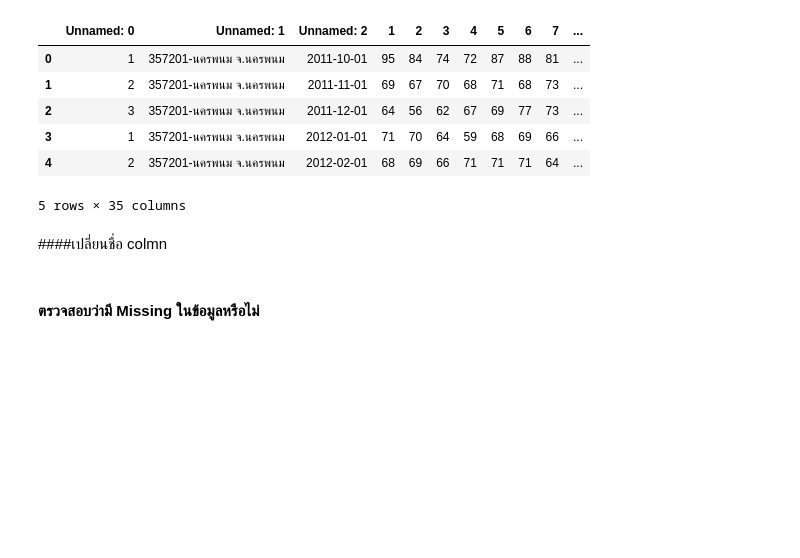
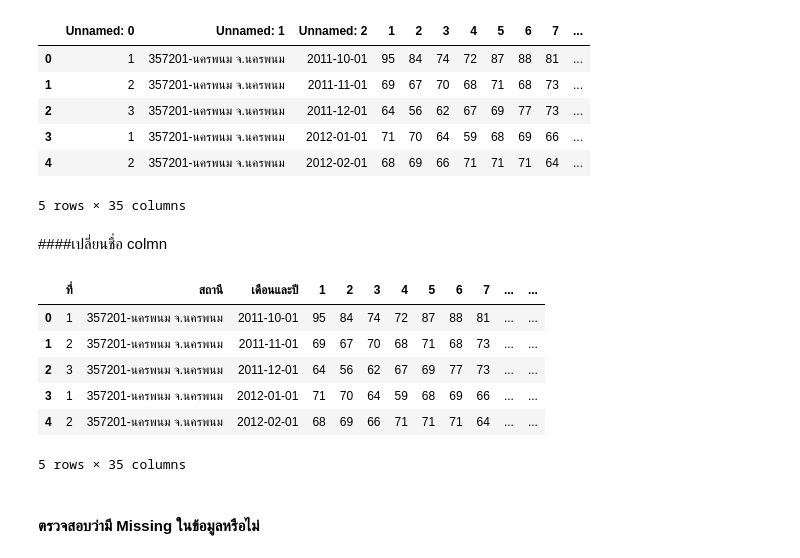
Before and after one commit to Penpitcha0634/BSC_DPDM23, a Jupyter notebook: MIDTERM.ipynb, the cells around one changed output. Cells and saved outputs as stored; diff of their text form; code cells hidden in the pictures; blank space fills up the shorter version.

```diff
--- a/MIDTERM.ipynb
+++ b/MIDTERM.ipynb
@@ -610,5 +610,19 @@ ReH_NP.head()
 5 rows × 35 columns
 # %% [markdown]
 ####เปลี่ยนชื่อ colmn
+# %%
+column_name = {'Unnamed: 0':'ที่','Unnamed: 1':'สถานี','Unnamed: 2':'เดือนและปี','Unnamed: 34':'ค่าเฉลี่ย'} #กำหนดตัวแปรรับค่าชื่อที่จะเปลี่ยน
+# %%
+ReH_NP = ReH_NP.rename(columns=column_name) #ทำการเปลี่ยนชื่อ column
+# %%
+ReH_NP.head() #เรียกตารางออกมาดู
+# %% [output]
+|  | ที่ | สถานี | เดือนและปี | 1 | 2 | 3 | 4 | 5 | 6 | 7 | ... | ... |
+| 0 | 1 | 357201-นครพนม จ.นครพนม | 2011-10-01 | 95 | 84 | 74 | 72 | 87 | 88 | 81 | ... | ... |
+| 1 | 2 | 357201-นครพนม จ.นครพนม | 2011-11-01 | 69 | 67 | 70 | 68 | 71 | 68 | 73 | ... | ... |
+| 2 | 3 | 357201-นครพนม จ.นครพนม | 2011-12-01 | 64 | 56 | 62 | 67 | 69 | 77 | 73 | ... | ... |
+| 3 | 1 | 357201-นครพนม จ.นครพนม | 2012-01-01 | 71 | 70 | 64 | 59 | 68 | 69 | 66 | ... | ... |
+| 4 | 2 | 357201-นครพนม จ.นครพนม | 2012-02-01 | 68 | 69 | 66 | 71 | 71 | 71 | 64 | ... | ... |
+5 rows × 35 columns
 # %% [markdown]
 #### ตรวจสอบว่ามี Missing ในข้อมูลหรือไม่
```
Also changed, not shown: parts of 393 cells of this notebook.
